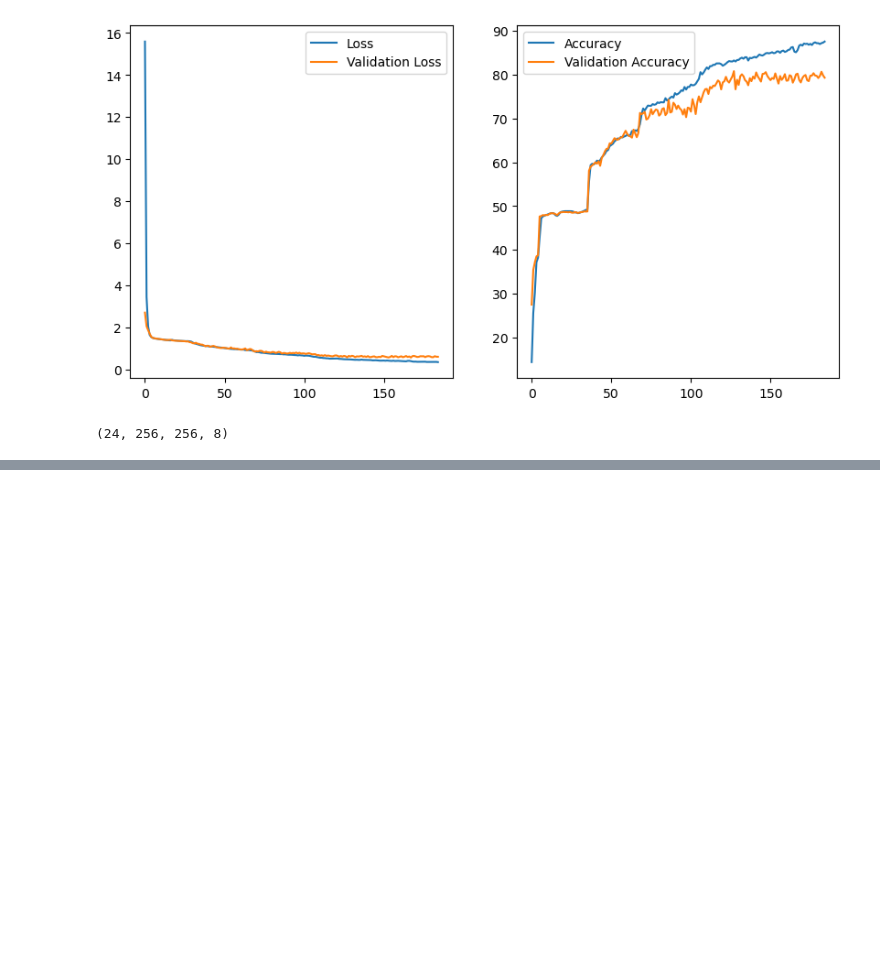
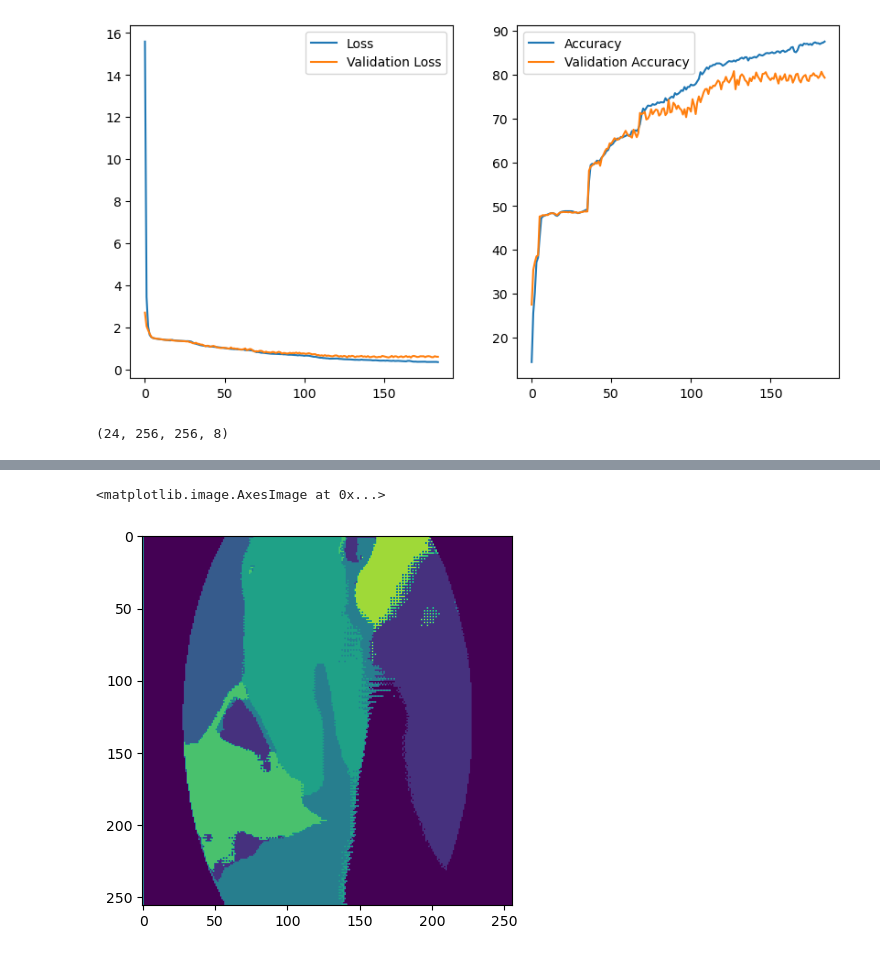
Before and after one commit to SahilApte/unet, a Jupyter notebook: v55_185_e.ipynb, the cells around one changed output, grey strips where cells are left out. Drawn from its saved outputs; the diff is of its cells as text; code cells hidden in the pictures; blank space fills up the shorter version.

```diff
--- a/v55_185_e.ipynb
+++ b/v55_185_e.ipynb
@@ -270,3 +264,21 @@ ax2.legend()
 y_test_cat.shape
 # %% [output]
 (24, 256, 256, 8)
+# %%
+from keras.models import Model, load_model
+model = load_model('185ev55.h5')
+param, acc = model.evaluate(X_test,y_test_cat)
+acc
+
+preds_train = model.predict(X_train[:int(X_train.shape[0]*0.9)], verbose=1)
+preds_val = model.predict(X_train[int(X_train.shape[0]*0.9):], verbose=1)
+preds_test = model.predict(X_test, verbose=1)
+
+preds_train_t = (preds_train > 0.5).astype(np.uint8)
+preds_val_t = (preds_val > 0.5).astype(np.uint8)
+preds_test_t = (preds_test > 0.5).astype(np.uint8)
+
+preds_test_upsampled = []
+for i in range(len(preds_test)):
+    preds_test_upsampled.append(cv2.resize(np.squeeze(preds_test[i]),
+                                       (256, 256)))
@@ -272,0 +309,8 @@ y_test_cat.shape
+# %%
+#test_img = X_test[0]
+test_img_norm=test_img#[:,:,0][:,:,None]
+test_img_input=np.expand_dims(test_img_norm, 0)
+prediction = (model.predict(test_img_input))
+predicted_img=np.argmax(prediction, axis=3)[0,:,:]
+plt.imshow(predicted_img)
+# %% [output]
@@ -272,0 +318,2 @@ y_test_cat.shape
+<matplotlib.image.AxesImage at 0x...>
+[figure, added]
```
Also changed, not shown: parts of 9 cells of this notebook.
